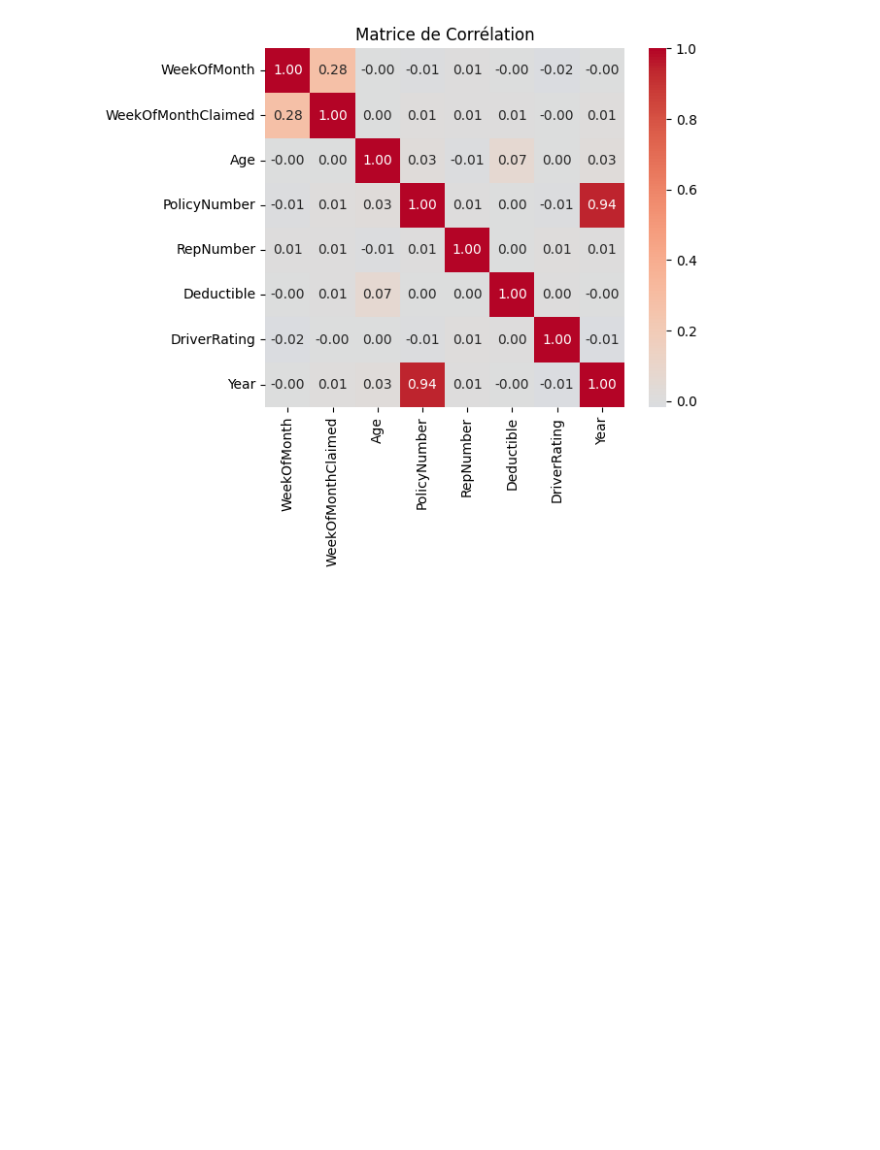
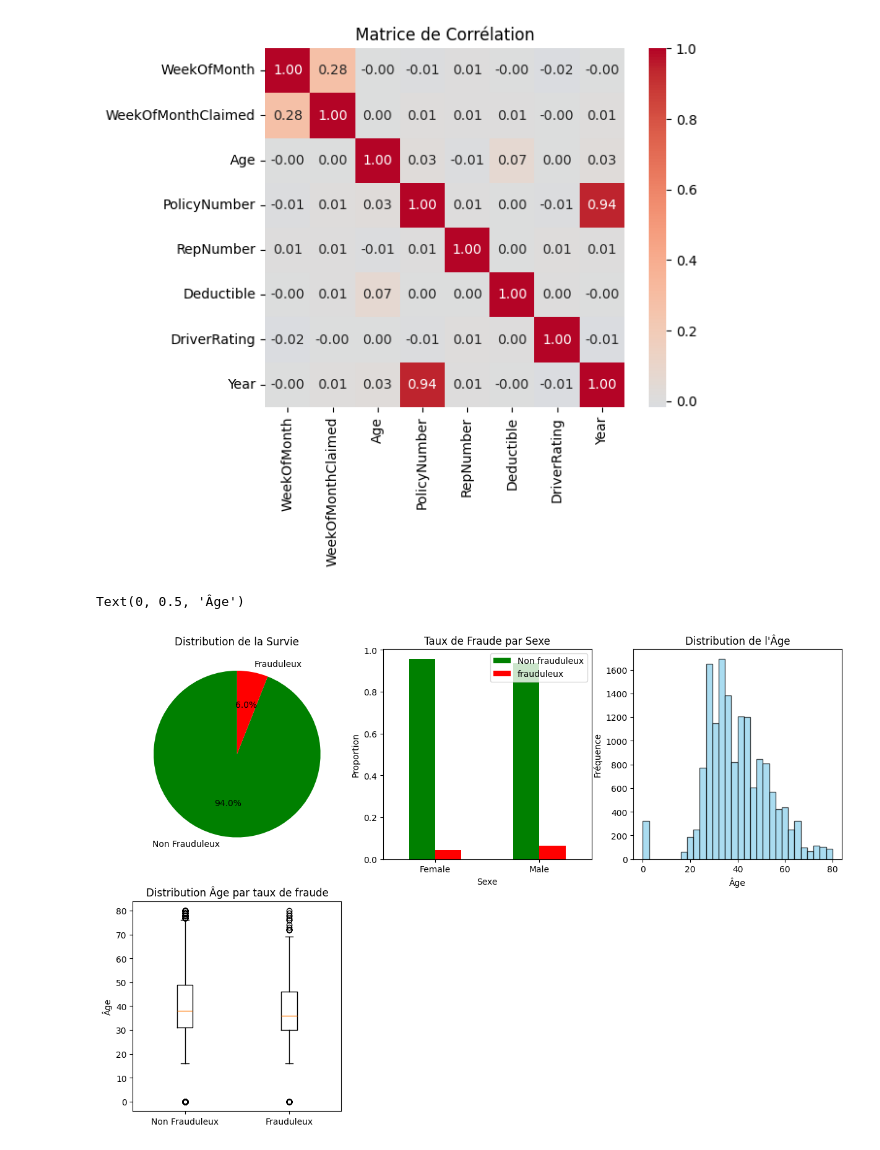
Before and after one commit to djamaliAliBahaBakar/insurance-fraud-detection, a Jupyter notebook: Projet_End_To_End_ML.ipynb, the cells around one changed output. Cells and saved outputs as stored; diff of their text form; code cells hidden in the pictures; blank space fills up the shorter version.

```diff
--- a/Projet_End_To_End_ML.ipynb
+++ b/Projet_End_To_End_ML.ipynb
@@ -113,3 +117,42 @@ plt.title('Matrice de Corrélation')
 # %% [output]
 Text(0.5, 1.0, 'Matrice de Corrélation')
 [figure]
+# %%
+# EDA Visualisations
+plt.figure(figsize=(20, 15))
+
+# 1. Distribution de la variable cible
+plt.subplot(3, 4, 1)
+survival_counts = df['FraudFound_P'].value_counts()
+plt.pie(survival_counts.values, labels=['Non Frauduleux', 'Frauduleux'], autopct='%1.1f%%',
+        colors=['green', 'red'], startangle=90)
+plt.title('Distribution de la Survie')
+
+# 2. Taux de fraude par sexe
+plt.subplot(3, 4, 2)
+survival_by_sex = pd.crosstab(df['Sex'], df['FraudFound_P'], normalize='index')
+survival_by_sex.plot(kind='bar', color=['green', 'red'], ax=plt.gca())
+plt.title('Taux de Fraude par Sexe')
+plt.xlabel('Sexe')
+plt.ylabel('Proportion')
+plt.legend(['Non frauduleux', 'frauduleux'])
+plt.xticks(rotation=0)
+
+
+# 3. Distribution de l'âge
+plt.subplot(3, 4, 3)
+plt.hist(df['Age'].dropna(), bins=30, alpha=0.7, color='skyblue', edgecolor='black')
+plt.title('Distribution de l\'Âge')
+plt.xlabel('Âge')
+plt.ylabel('Fréquence')
+
+# 4. Taux de fraude par âge (boxplot)
+plt.subplot(3, 4, 5)
+frauduleux_ages = df[df['FraudFound_P'] == 1]['Age'].dropna()
+non_frauduleux_ages = df[df['FraudFound_P'] == 0]['Age'].dropna()
+plt.boxplot([non_frauduleux_ages, frauduleux_ages], tick_labels=['Non Frauduleux', 'Frauduleux'])
+plt.title('Distribution Âge par taux de fraude')
+plt.ylabel('Âge')
+# %% [output]
+Text(0, 0.5, 'Âge')
+[figure, added]
```
Also changed, not shown: parts of 1 cell of this notebook.
